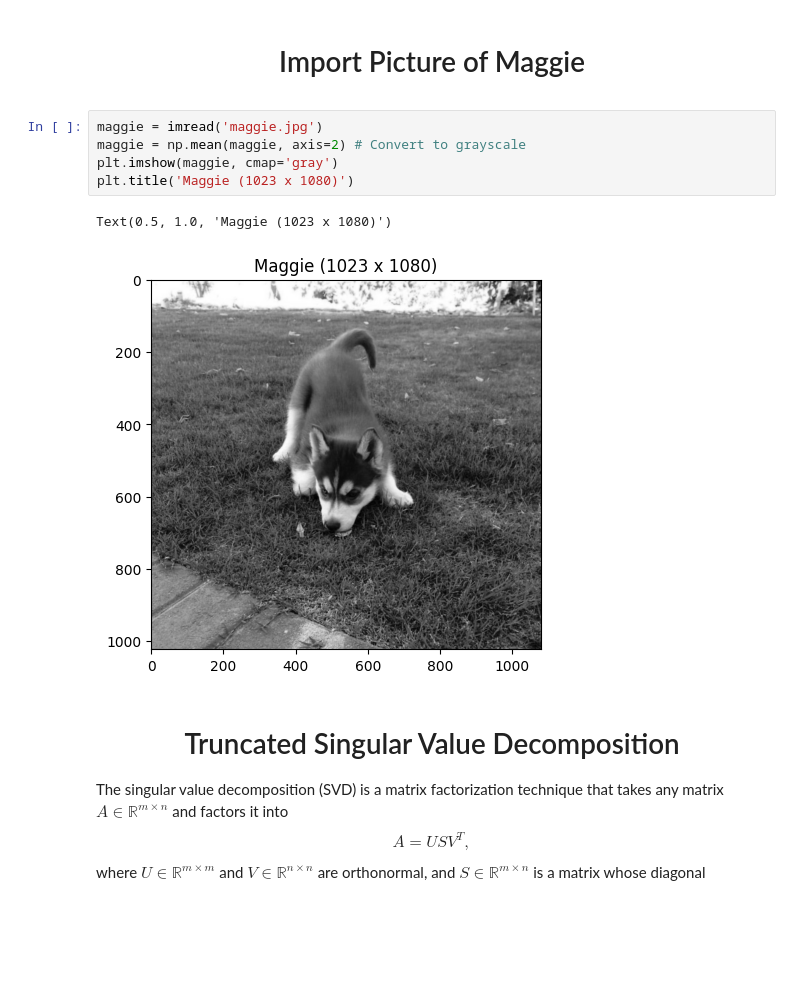
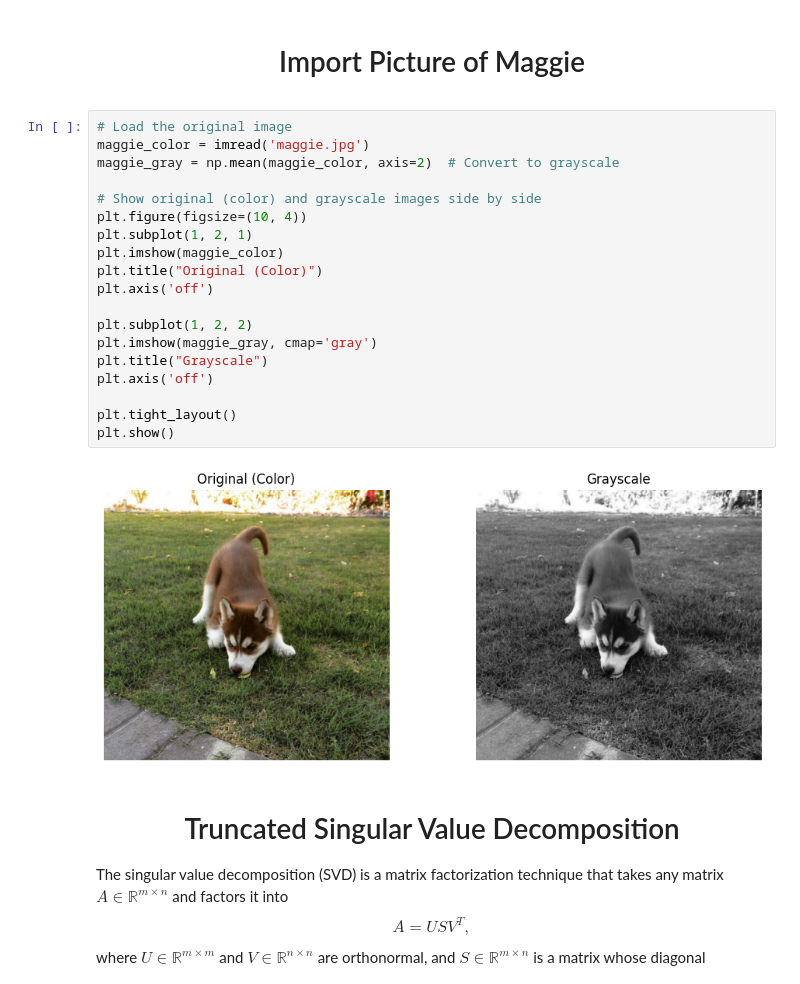
Before and after one commit to benjis2k/Maggie, a Jupyter notebook: Maggie.ipynb, the cells around one changed output. Drawn from its saved outputs; the diff is of its cells as text; blank space fills up the shorter version.

```diff
--- a/Maggie.ipynb
+++ b/Maggie.ipynb
@@ -8,13 +8,26 @@ import os
 <h1> Import Picture of Maggie </h1>
 </center>
 # %%
-maggie = imread('maggie.jpg')
-maggie = np.mean(maggie, axis=2) # Convert to grayscale
-plt.imshow(maggie, cmap='gray')
-plt.title('Maggie (1023 x 1080)')
+# Load the original image
+maggie_color = imread('maggie.jpg')
+maggie_gray = np.mean(maggie_color, axis=2)  # Convert to grayscale
+
+# Show original (color) and grayscale images side by side
+plt.figure(figsize=(10, 4))
+plt.subplot(1, 2, 1)
+plt.imshow(maggie_color)
+plt.title("Original (Color)")
+plt.axis('off')
+
+plt.subplot(1, 2, 2)
+plt.imshow(maggie_gray, cmap='gray')
+plt.title("Grayscale")
+plt.axis('off')
+
+plt.tight_layout()
+plt.show()
 # %% [output]
-Text(0.5, 1.0, 'Maggie (1023 x 1080)')
-[figure, old version]
+[figure, new version]
 # %% [markdown]
 <center>
 <h1> Truncated Singular Value Decomposition </h1>
```
Also changed, not shown: parts of 1 cell of this notebook.
